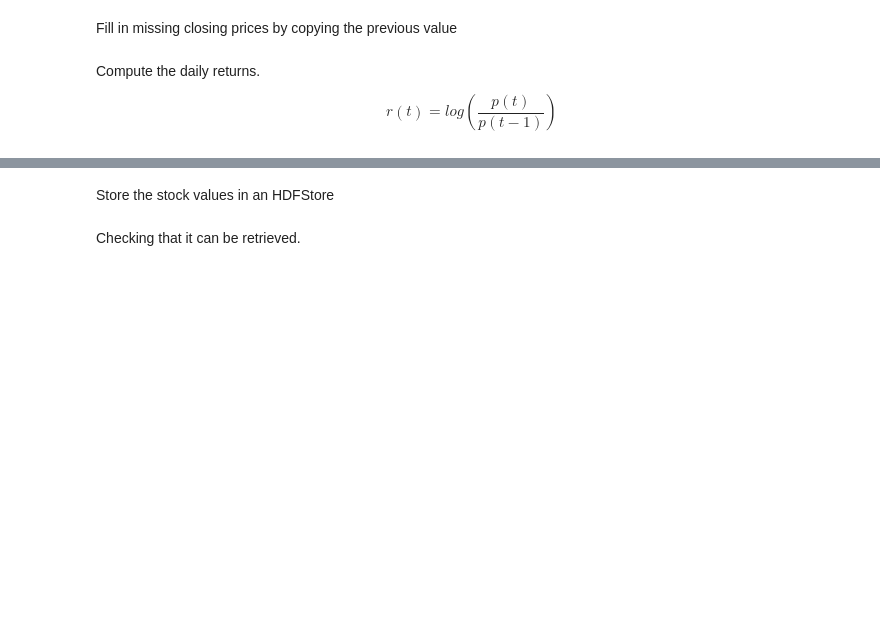
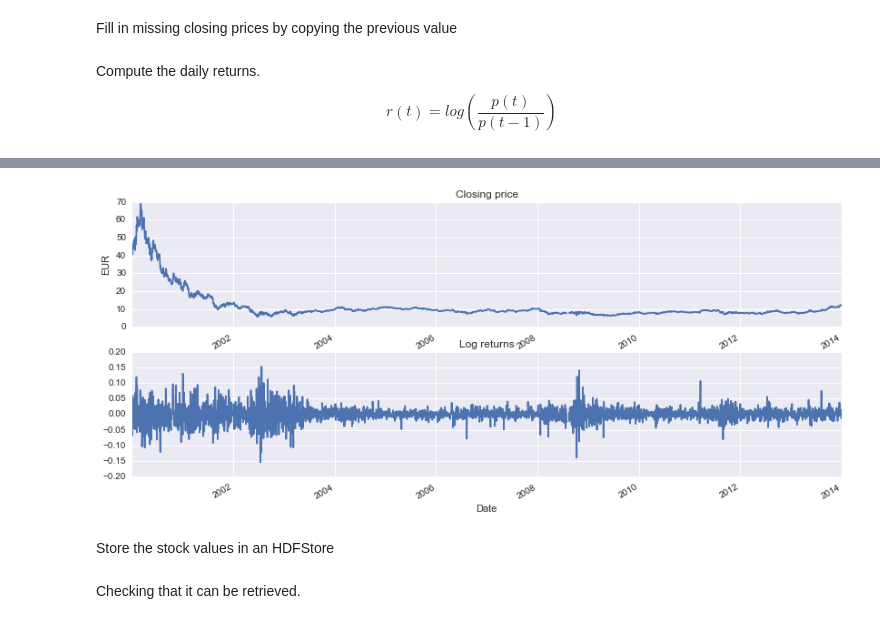
Before and after one commit to mvaz/PyData2014-Berlin, a Jupyter notebook: DAX30.ipynb, the cells around one changed output, grey strips where cells are left out. Drawn from its saved outputs; the diff is of its cells as text; code cells hidden in the pictures; blank space fills up the shorter version.

```diff
--- a/DAX30.ipynb
+++ b/DAX30.ipynb
@@ -133,3 +133,16 @@ interact(plot_close, stock=names_dict)
+# %%
+def plot_close(stock):
+    ig, axes = plt.subplots(nrows=2, ncols=1)
+    stx.ix['Adj Close'][stock].plot(legend=False, ax=axes[0], x_compat=True, figsize=(14, 6))
+    axes[0].set_title('Closing price')
+    axes[0].set_ylabel('EUR')
+    stx.ix['Returns'][stock].plot(legend=False, ax=axes[1], x_compat=True, figsize=(14, 6))
+    axes[1].set_title('Log returns')
+
+names_dict = OrderedDict( df_dax[['Symbol', 'Name']].set_index('Name').to_records() )
+interact(plot_close, stock=names_dict)
+# %% [output]
+[figure, added]
 # %% [markdown]
 Store the stock values in an HDFStore
 # %%
```
Also changed, not shown: parts of 27 cells of this notebook, 3 other files.
